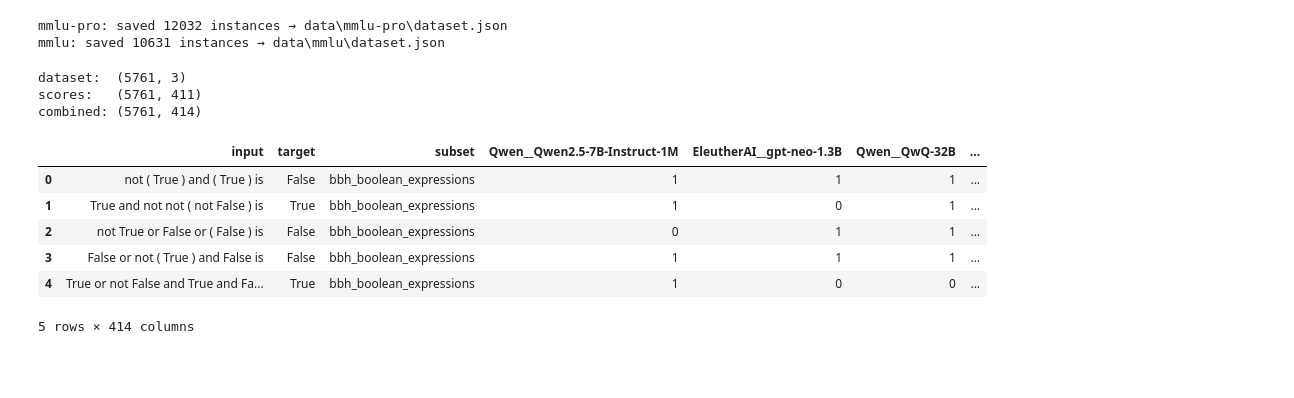
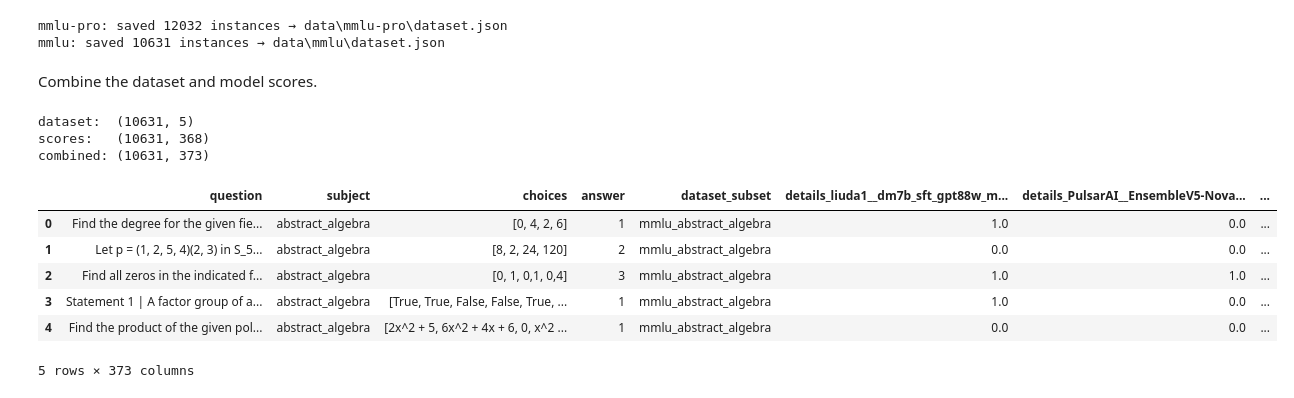
Before and after one commit to mpg05883/micro-benchmarking-reliability, a Jupyter notebook: notebooks/eda.ipynb, the cells around one changed output. Saved outputs shown, nothing was run; the diff lists cells and outputs as text; code cells hidden in the pictures; blank space fills up the shorter version.

Commit message:
Fixed error with MMLU pro

```diff
--- a/notebooks/eda.ipynb
+++ b/notebooks/eda.ipynb
@@ -220,28 +220,37 @@ To support symlinks on Windows, you either need to activate Developer Mode or to
   warnings.warn(message)
 mmlu-pro: saved 12032 instances → data\mmlu-pro\dataset.json
 mmlu: saved 10631 instances → data\mmlu\dataset.json
+# %% [markdown]
+Combine the dataset and model scores.
 # %%
-benchmark = Benchmark.BBH  # change as needed
+benchmark = Benchmark.MMLU  # change as needed
 
 data_dir = Path("data")
 
 dataset_df = pd.read_json(data_dir / benchmark / "dataset.json")
 scores_df = pd.read_csv(data_dir / benchmark / "model_scores.csv")
 
+dataset_df = dataset_df.rename(columns={"subset": "dataset_subset"})
+scores_df = scores_df.rename(columns={"subset": "scores_subset"})
+
 combined_df = pd.concat([dataset_df, scores_df], axis=1)
+
+assert (
+    combined_df["dataset_subset"] == combined_df["scores_subset"]
+).all(), "Mismatch between dataset_subset and scores_subset"
 
 print(f"dataset:  {dataset_df.shape}")
 print(f"scores:   {scores_df.shape}")
 print(f"combined: {combined_df.shape}")
 combined_df.head()
 # %% [output]
-dataset:  (5761, 3)
-scores:   (5761, 411)
-combined: (5761, 414)
+dataset:  (10631, 5)
+scores:   (10631, 368)
+combined: (10631, 373)
-|  | input | target | subset | Qwen__Qwen2.5-7B-Instruct-1M | EleutherAI__gpt-neo-1.3B | Qwen__QwQ-32B | ... |
-| 0 | not ( True ) and ( True ) is | False | bbh_boolean_expressions | 1 | 1 | 1 | ... |
-| 1 | True and not not ( not False ) is | True | bbh_boolean_expressions | 1 | 0 | 1 | ... |
-| 2 | not True or False or ( False ) is | False | bbh_boolean_expressions | 0 | 1 | 1 | ... |
-| 3 | False or not ( True ) and False is | False | bbh_boolean_expressions | 1 | 1 | 1 | ... |
-| 4 | True or not False and True and Fa... | True | bbh_boolean_expressions | 1 | 0 | 0 | ... |
+|  | question | subject | choices | answer | dataset_subset | details_liuda1__dm7b_sft_gpt88w_m... | details_PulsarAI__EnsembleV5-Nova... | ... |
+| 0 | Find the degree for the given fie... | abstract_algebra | [0, 4, 2, 6] | 1 | mmlu_abstract_algebra | 1.0 | 0.0 | ... |
+| 1 | Let p = (1, 2, 5, 4)(2, 3) in S_5... | abstract_algebra | [8, 2, 24, 120] | 2 | mmlu_abstract_algebra | 0.0 | 0.0 | ... |
+| 2 | Find all zeros in the indicated f... | abstract_algebra | [0, 1, 0,1, 0,4] | 3 | mmlu_abstract_algebra | 1.0 | 1.0 | ... |
+| 3 | Statement 1 | A factor group of a... | abstract_algebra | [True, True, False, False, True, ... | 1 | mmlu_abstract_algebra | 1.0 | 0.0 | ... |
+| 4 | Find the product of the given pol... | abstract_algebra | [2x^2 + 5, 6x^2 + 4x + 6, 0, x^2 ... | 1 | mmlu_abstract_algebra | 0.0 | 0.0 | ... |
-5 rows × 414 columns
+5 rows × 373 columns
```
Also changed, not shown: parts of 2 cells of this notebook.
